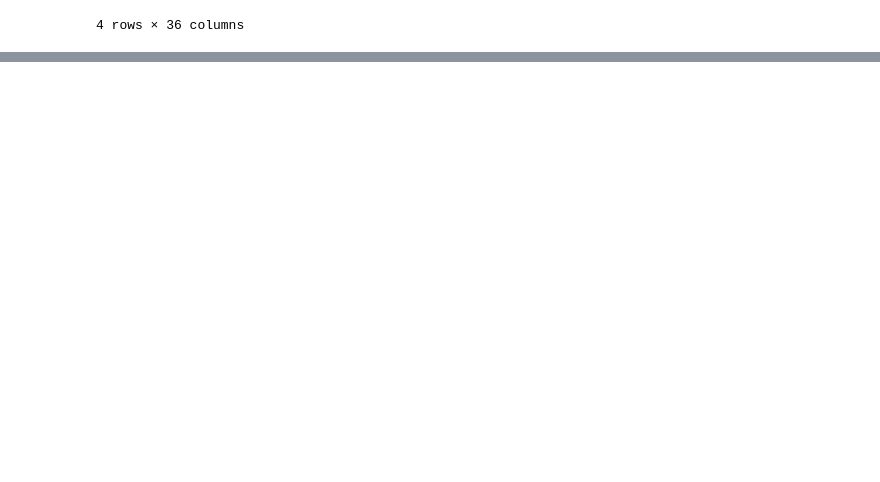
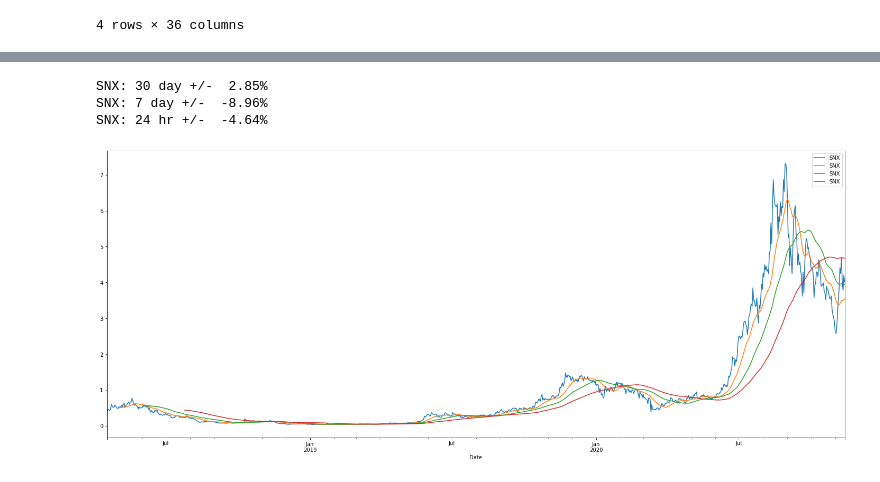
Before and after one commit to apark19/team004_project001, a Jupyter notebook: crypto_analysis.ipynb, the cells around one changed output, grey strips where cells are left out. Drawn from its saved outputs; the diff is of its cells as text; code cells hidden in the pictures; blank space fills up the shorter version.

```diff
--- a/crypto_analysis.ipynb
+++ b/crypto_analysis.ipynb
@@ -341,0 +608,24 @@ There is a 95% chance that an initial investment of $20000 in the portfolio over
+# %%
+ax=snx_close.plot(figsize=(25,10))
+
+snx_sma_20=snx_close.rolling(window=20).mean()
+snx_sma_50=snx_close.rolling(window=50).mean()
+snx_sma_100=snx_close.rolling(window=100).mean()
+
+snx_sma_20.plot(ax=ax)
+snx_sma_50.plot(ax=ax)
+snx_sma_100.plot(ax=ax)
+
+snx_close=snx_close.sort_values(by='Date',ascending=False)
+snx_30_diff=calc_diff(snx_close,30)
+snx_7_diff=calc_diff(snx_close,7)
+snx_1_diff=calc_diff(snx_close,2)
+
+print("SNX: 30 day +/-  "+str(round(snx_30_diff,2))+"%")
+print("SNX: 7 day +/-  "+str(round(snx_7_diff,2))+"%")
+print("SNX: 24 hr +/-  "+str(round(snx_1_diff,2))+"%")
+# %% [output]
+SNX: 30 day +/-  2.85%
+SNX: 7 day +/-  -8.96%
+SNX: 24 hr +/-  -4.64%
+[figure, added]
```
Also changed, not shown: parts of 27 cells of this notebook.
